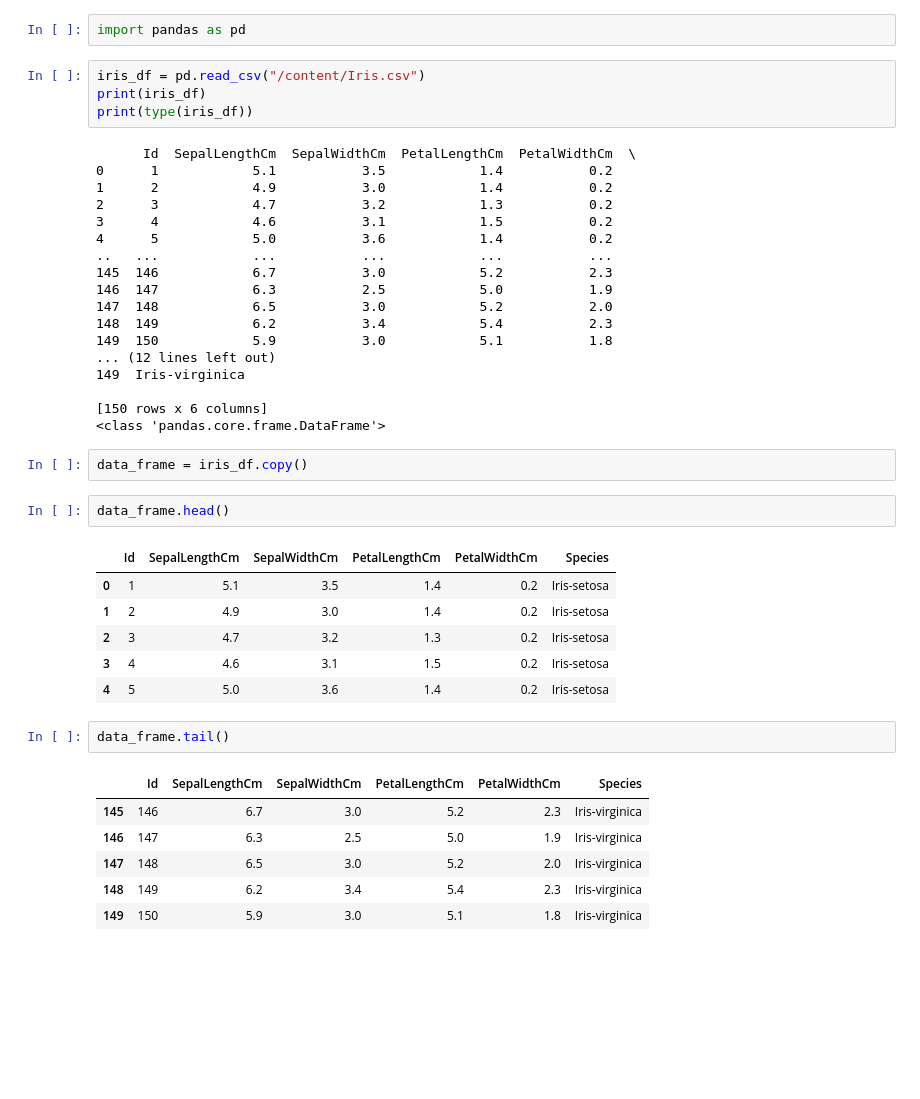
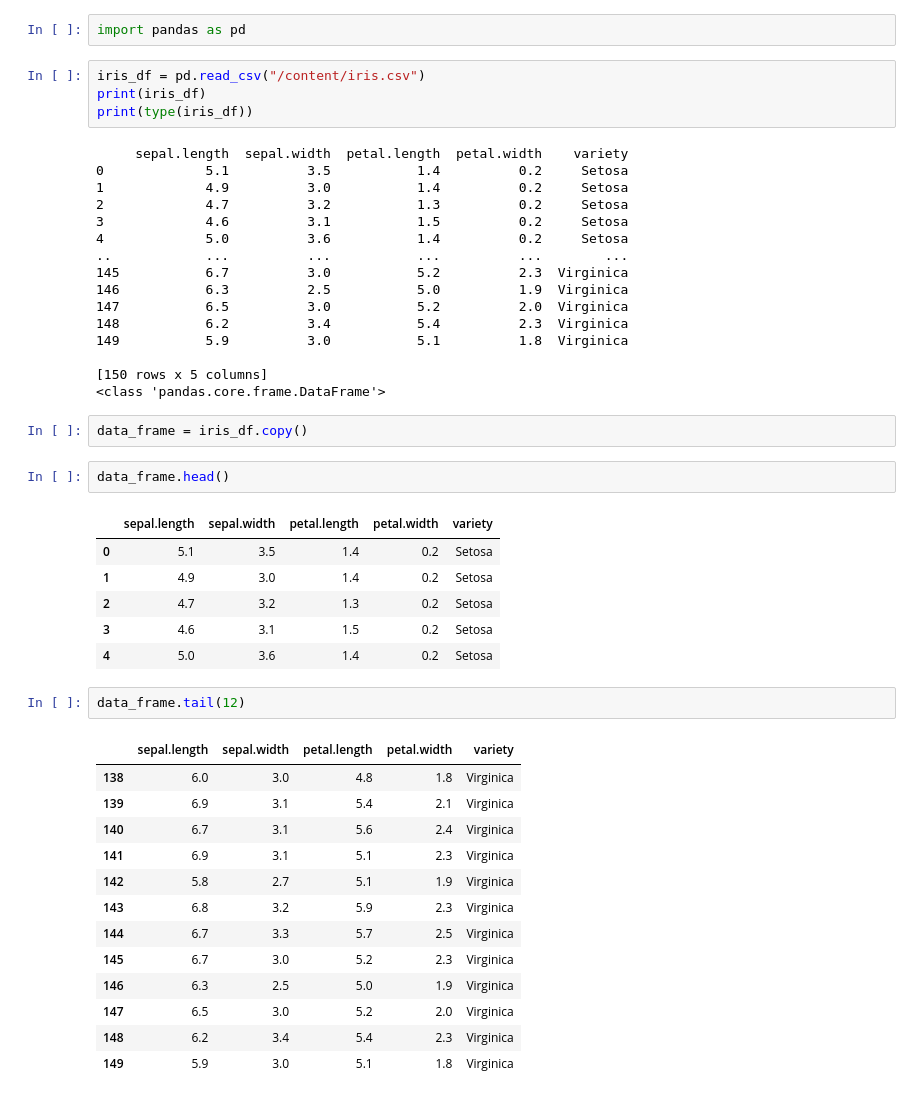
Before and after one commit to shivam003a/Machine-Learning, a Jupyter notebook: Day_2.ipynb, the cells around one changed output. Drawn from its saved outputs; the diff is of its cells as text; blank space fills up the shorter version.

```diff
--- a/Day_2.ipynb
+++ b/Day_2.ipynb
@@ -5,47 +5,52 @@
 # %%
 import pandas as pd
 # %%
-iris_df = pd.read_csv("/content/Iris.csv")
+iris_df = pd.read_csv("/content/iris.csv")
 print(iris_df)
 print(type(iris_df))
 # %% [output]
-      Id  SepalLengthCm  SepalWidthCm  PetalLengthCm  PetalWidthCm  \
-0      1            5.1           3.5            1.4           0.2
-1      2            4.9           3.0            1.4           0.2
-2      3            4.7           3.2            1.3           0.2
-3      4            4.6           3.1            1.5           0.2
-4      5            5.0           3.6            1.4           0.2
-..   ...            ...           ...            ...           ...
-145  146            6.7           3.0            5.2           2.3
-146  147            6.3           2.5            5.0           1.9
-147  148            6.5           3.0            5.2           2.0
-148  149            6.2           3.4            5.4           2.3
-149  150            5.9           3.0            5.1           1.8
-... (12 lines left out)
-149  Iris-virginica
+     sepal.length  sepal.width  petal.length  petal.width    variety
+0             5.1          3.5           1.4          0.2     Setosa
+1             4.9          3.0           1.4          0.2     Setosa
+2             4.7          3.2           1.3          0.2     Setosa
+3             4.6          3.1           1.5          0.2     Setosa
+4             5.0          3.6           1.4          0.2     Setosa
+..            ...          ...           ...          ...        ...
+145           6.7          3.0           5.2          2.3  Virginica
+146           6.3          2.5           5.0          1.9  Virginica
+147           6.5          3.0           5.2          2.0  Virginica
+148           6.2          3.4           5.4          2.3  Virginica
+149           5.9          3.0           5.1          1.8  Virginica
 
-[150 rows x 6 columns]
+[150 rows x 5 columns]
 <class 'pandas.core.frame.DataFrame'>
 # %%
 data_frame = iris_df.copy()
 # %%
 data_frame.head()
 # %% [output]
-|  | Id | SepalLengthCm | SepalWidthCm | PetalLengthCm | PetalWidthCm | Species |
-| 0 | 1 | 5.1 | 3.5 | 1.4 | 0.2 | Iris-setosa |
-| 1 | 2 | 4.9 | 3.0 | 1.4 | 0.2 | Iris-setosa |
-| 2 | 3 | 4.7 | 3.2 | 1.3 | 0.2 | Iris-setosa |
-| 3 | 4 | 4.6 | 3.1 | 1.5 | 0.2 | Iris-setosa |
-| 4 | 5 | 5.0 | 3.6 | 1.4 | 0.2 | Iris-setosa |
+|  | sepal.length | sepal.width | petal.length | petal.width | variety |
+| 0 | 5.1 | 3.5 | 1.4 | 0.2 | Setosa |
+| 1 | 4.9 | 3.0 | 1.4 | 0.2 | Setosa |
+| 2 | 4.7 | 3.2 | 1.3 | 0.2 | Setosa |
+| 3 | 4.6 | 3.1 | 1.5 | 0.2 | Setosa |
+| 4 | 5.0 | 3.6 | 1.4 | 0.2 | Setosa |
 # %%
-data_frame.tail()
+data_frame.tail(12)
 # %% [output]
-|  | Id | SepalLengthCm | SepalWidthCm | PetalLengthCm | PetalWidthCm | Species |
-| 145 | 146 | 6.7 | 3.0 | 5.2 | 2.3 | Iris-virginica |
-| 146 | 147 | 6.3 | 2.5 | 5.0 | 1.9 | Iris-virginica |
-| 147 | 148 | 6.5 | 3.0 | 5.2 | 2.0 | Iris-virginica |
-| 148 | 149 | 6.2 | 3.4 | 5.4 | 2.3 | Iris-virginica |
-| 149 | 150 | 5.9 | 3.0 | 5.1 | 1.8 | Iris-virginica |
+|  | sepal.length | sepal.width | petal.length | petal.width | variety |
+| 138 | 6.0 | 3.0 | 4.8 | 1.8 | Virginica |
+| 139 | 6.9 | 3.1 | 5.4 | 2.1 | Virginica |
+| 140 | 6.7 | 3.1 | 5.6 | 2.4 | Virginica |
+| 141 | 6.9 | 3.1 | 5.1 | 2.3 | Virginica |
+| 142 | 5.8 | 2.7 | 5.1 | 1.9 | Virginica |
+| 143 | 6.8 | 3.2 | 5.9 | 2.3 | Virginica |
+| 144 | 6.7 | 3.3 | 5.7 | 2.5 | Virginica |
+| 145 | 6.7 | 3.0 | 5.2 | 2.3 | Virginica |
+| 146 | 6.3 | 2.5 | 5.0 | 1.9 | Virginica |
+| 147 | 6.5 | 3.0 | 5.2 | 2.0 | Virginica |
+| 148 | 6.2 | 3.4 | 5.4 | 2.3 | Virginica |
+| 149 | 5.9 | 3.0 | 5.1 | 1.8 | Virginica |
 # %%
 print(data_frame.shape)
 print(data_frame.dtypes)
```
Also changed, not shown: parts of 5 cells of this notebook.
